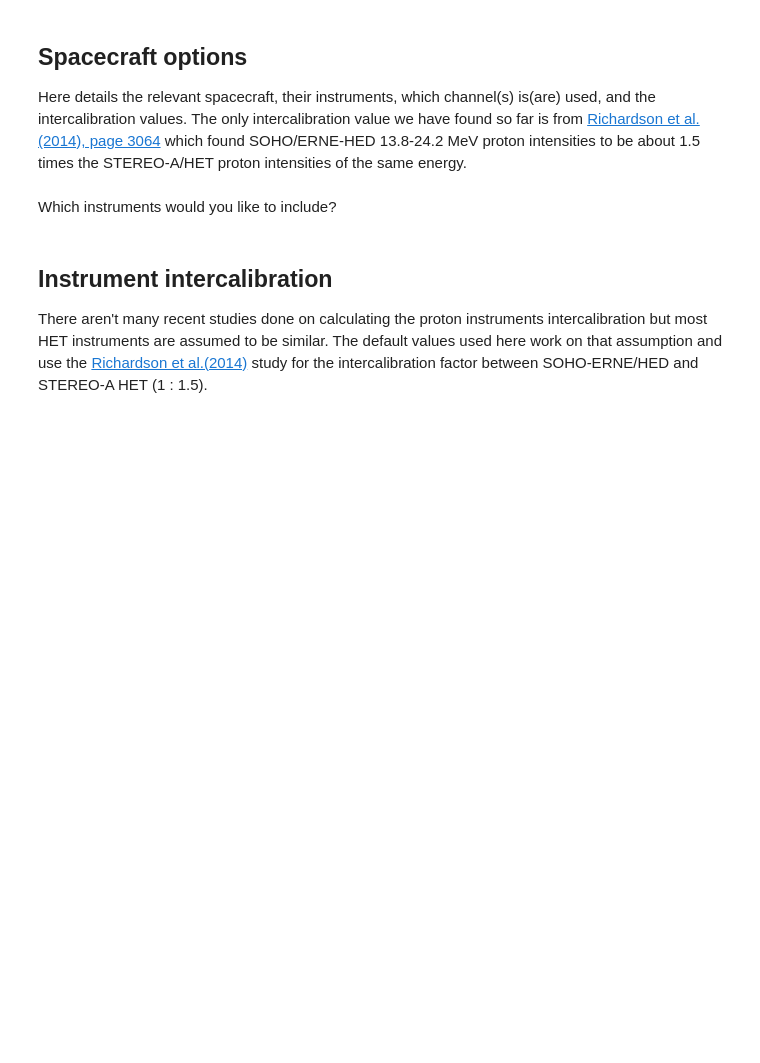
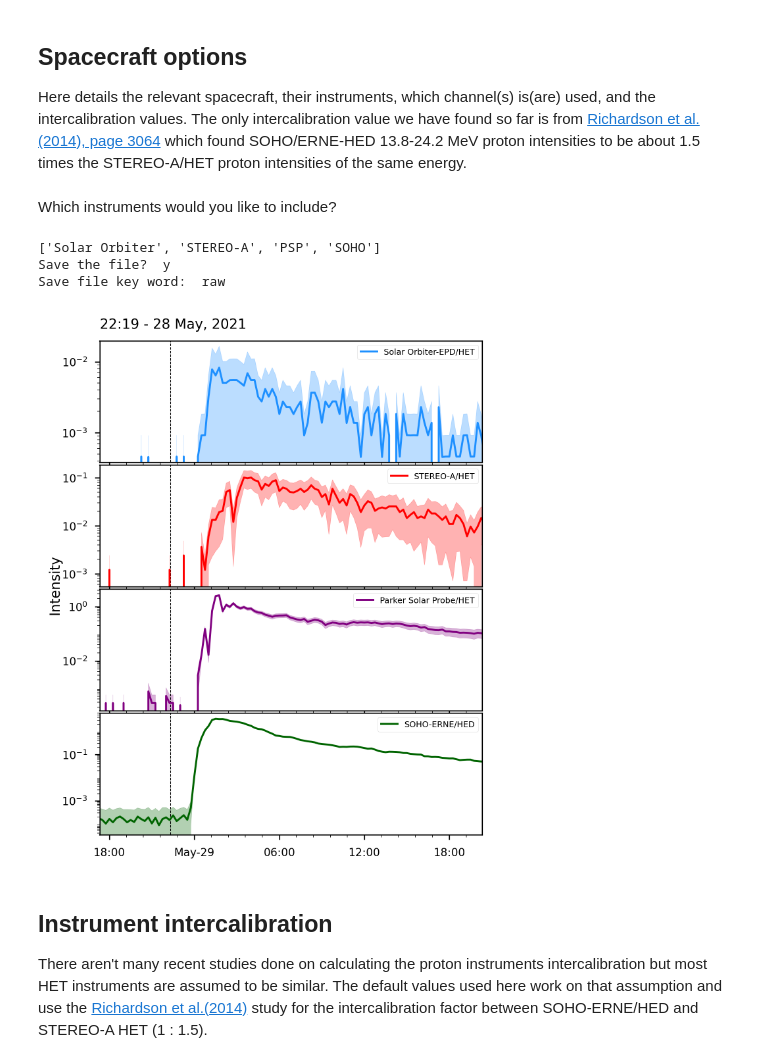
Before and after one commit to JaxLang/JTL_SEPDistributionTool, a Jupyter notebook: JTL_SOLER_SEPspreadtool.ipynb, the cells around one changed output. Cells and saved outputs as stored; diff of their text form; code cells hidden in the pictures; blank space fills up the shorter version.

Commit message:
Done up to the background plots
Next to implement is background subtracting, then Gaussian fitting. But need to check that the calculations are all working correctly first.

```diff
--- a/JTL_SOLER_SEPspreadtool.ipynb
+++ b/JTL_SOLER_SEPspreadtool.ipynb
@@ -108,12 +119,17 @@ df = jtl.load_sc_data(spacecraft=spacecraft,
                       reference_loc=source_location)
 # %%
 df
-
+jtl.plot_timeseries_result(df, data_path, dates)
 
 
 # Build to one df (synced the times) with headers:
 # Layer 1: sc-ins
 # Layer 2: Flux, Uncertainty, radial position, longitude.
+# %% [output]
+['Solar Orbiter', 'STEREO-A', 'PSP', 'SOHO']
+Save the file?  y
+Save file key word:  raw
+[figure, added]
 # %% [markdown]
 ## Instrument intercalibration
 
```
Also changed, not shown: parts of 10 cells of this notebook, 1 other file.
